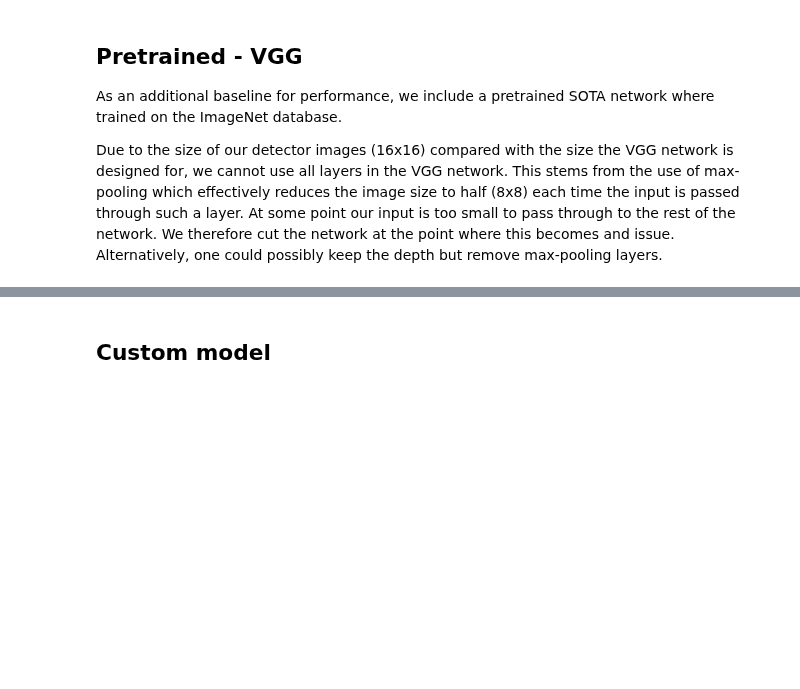
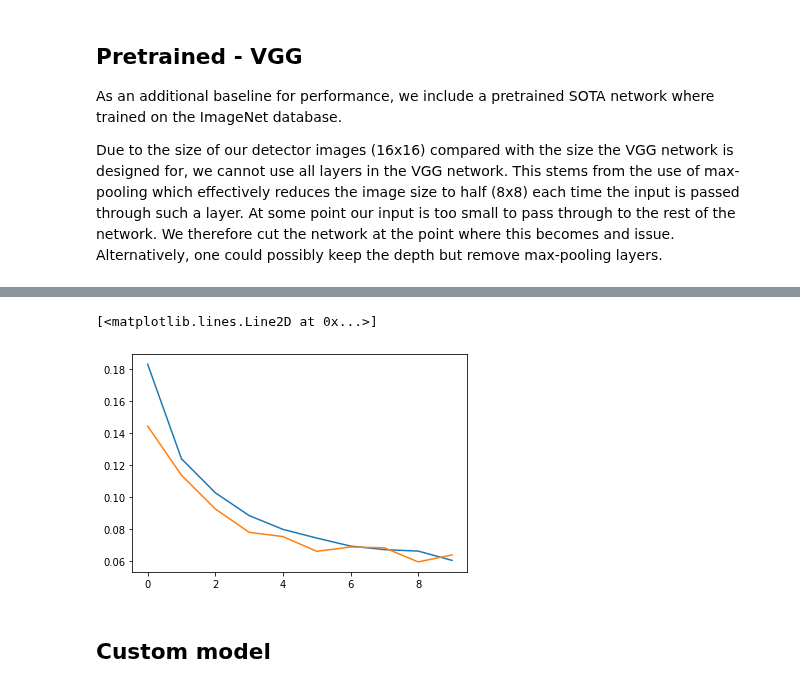
Before and after one commit to geirtul/master_analysis, a Jupyter notebook: notebooks/results/classification_experimental.ipynb, the cells around one changed output, grey strips where cells are left out. Drawn from its saved outputs; the diff is of its cells as text; code cells hidden in the pictures; blank space fills up the shorter version.

```diff
--- a/notebooks/results/classification_experimental.ipynb
+++ b/notebooks/results/classification_experimental.ipynb
@@ -259,0 +299,9 @@ del pretrained_model
+# %%
+# Load pretrained regression experiment
+pretrained_ex_id = "210dd6fec5f5"
+pretrained_ex = load_experiment(pretrained_ex_id)
+
+pretrained_model = tf.keras.models.load_model(repo_root + "models/" + pretrained_ex_id + ".h5", compile=False)
+pretrained_fine_test_pmod = classification_metrics(pretrained_model, np.concatenate((images, images, images), axis=-1), events, "pretrained_test")
+del pretrained_model
+display(pretrained_fine_test_pmod)
@@ -260,3 +317,10 @@ del pretrained_model
+# %%
+hist = pretrained_ex['history']
+plt.plot(range(len(hist['loss'])), hist['loss'])
+plt.plot(range(len(hist['loss'])), hist['val_loss'])
+# %% [output]
+[<matplotlib.lines.Line2D at 0x...>]
+[figure, added]
 # %% [markdown]
 ## Custom model
 # %%
```
Also changed, not shown: parts of 15 cells of this notebook, 3 other files.
